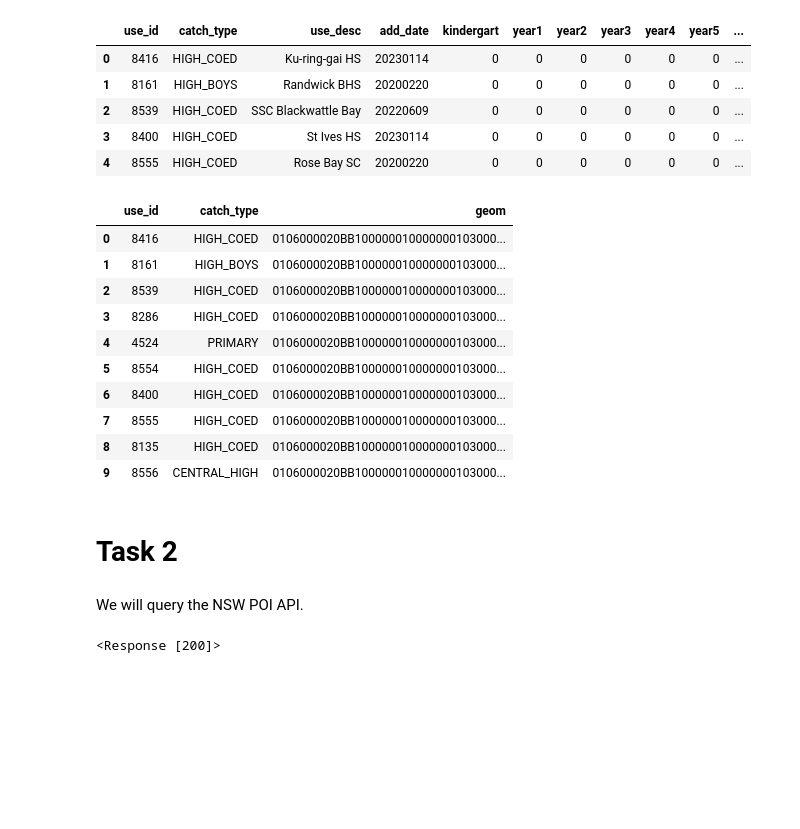
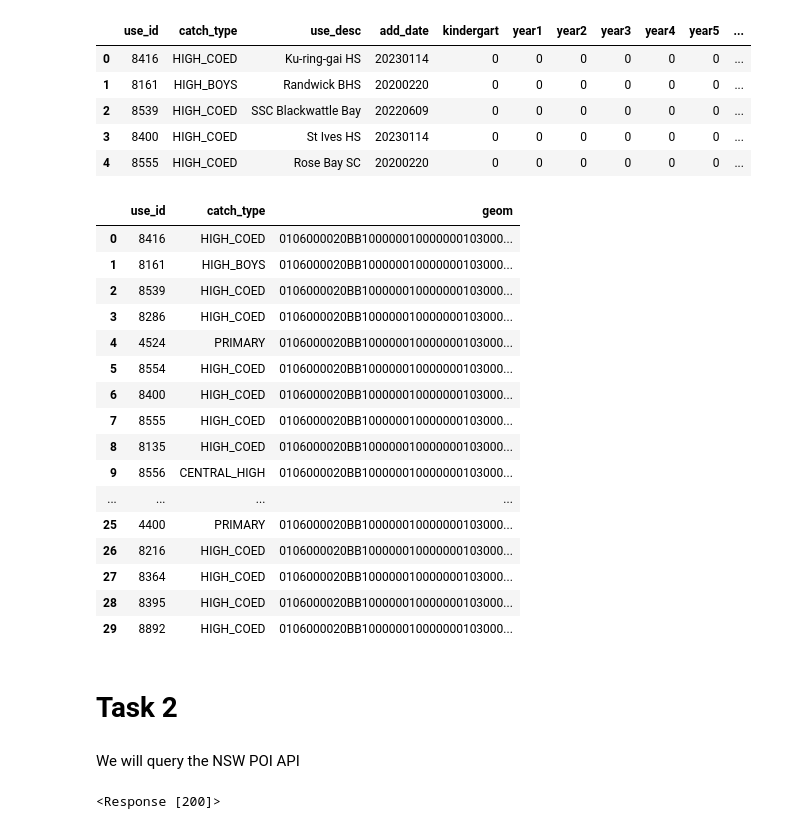
Before and after one commit to th1encan/DATA2001, a Jupyter notebook: DATA2001_assignment.ipynb, the cells around one changed output. Saved outputs shown, nothing was run; the diff lists cells and outputs as text; code cells hidden in the pictures; blank space fills up the shorter version.

```diff
--- a/DATA2001_assignment.ipynb
+++ b/DATA2001_assignment.ipynb
@@ -244,5 +244,5 @@ Next we will transform the polygons whilst conducting the WKT conversion. In thi
 # %%
-srid = 7844
+srid = 4283
 def create_wkt_element(geom, srid):
     if geom.geom_type == 'Polygon':
         geom = MultiPolygon([geom])
@@ -315,7 +315,6 @@ stops.head()
 | 3 | 201510 | NaN | Redfern Station | 1.0 | NaN | 0 | NaN | ... |
 | 4 | 201646 | 201646.0 | Redfern Station, Gibbons St, Stand B | NaN | 201510 | 0 | NaN | ... |
 # %%
-srid = 4326
 stops['geom'] = stops['geom'].apply(lambda x: WKTElement(x.wkt, srid=srid))
 stops
 # %% [output]
@@ -478,30 +479,36 @@ f_sch.head()
 # %%
 conn.execute(text("""DROP TABLE IF EXISTS f_sch;
 CREATE TABLE f_sch (
     use_id INT PRIMARY KEY,
     catch_type VARCHAR(50),
     geom GEOMETRY(MULTIPOLYGON, 4283)
 );
     CREATE INDEX f_sch_geom_ind ON f_sch USING GIST (geom)"""
 ))
 
 f_sch = f_sch[['use_id', 'catch_type', 'geom']]
 f_sch.to_sql("f_sch", conn, if_exists='append', index=False, dtype={'geom': Geometry('MULTIPOLYGON', srid)})
-query(conn, "select * from f_sch limit 10")
+query(conn, "select * from f_sch")
 # %% [output]
 |  | use_id | catch_type | geom |
 | 0 | 8416 | HIGH_COED | 0106000020BB100000010000000103000... |
 | 1 | 8161 | HIGH_BOYS | 0106000020BB100000010000000103000... |
 | 2 | 8539 | HIGH_COED | 0106000020BB100000010000000103000... |
 | 3 | 8286 | HIGH_COED | 0106000020BB100000010000000103000... |
 | 4 | 4524 | PRIMARY | 0106000020BB100000010000000103000... |
 | 5 | 8554 | HIGH_COED | 0106000020BB100000010000000103000... |
 | 6 | 8400 | HIGH_COED | 0106000020BB100000010000000103000... |
 | 7 | 8555 | HIGH_COED | 0106000020BB100000010000000103000... |
 | 8 | 8135 | HIGH_COED | 0106000020BB100000010000000103000... |
 | 9 | 8556 | CENTRAL_HIGH | 0106000020BB100000010000000103000... |
+| ... | ... | ... | ... |
+| 25 | 4400 | PRIMARY | 0106000020BB100000010000000103000... |
+| 26 | 8216 | HIGH_COED | 0106000020BB100000010000000103000... |
+| 27 | 8364 | HIGH_COED | 0106000020BB100000010000000103000... |
+| 28 | 8395 | HIGH_COED | 0106000020BB100000010000000103000... |
+| 29 | 8892 | HIGH_COED | 0106000020BB100000010000000103000... |
 # %% [markdown]
 # Task 2
 # %% [markdown]
-We will query the NSW POI API.
+We will query the NSW POI API
 # %%
```
Also changed, not shown: parts of 36 cells of this notebook.
